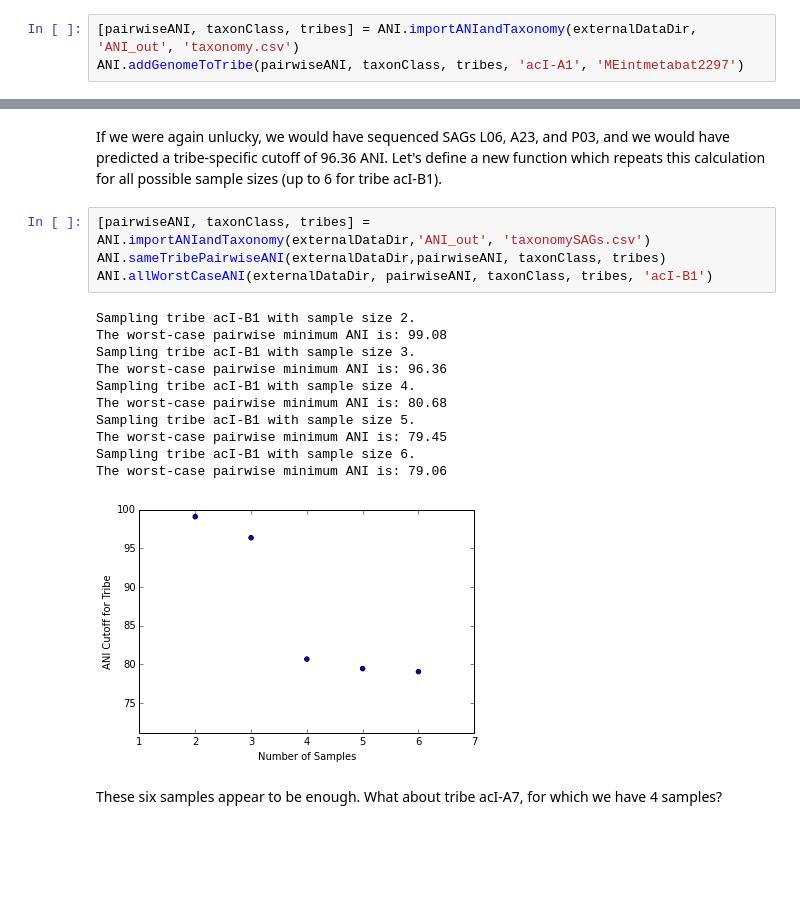
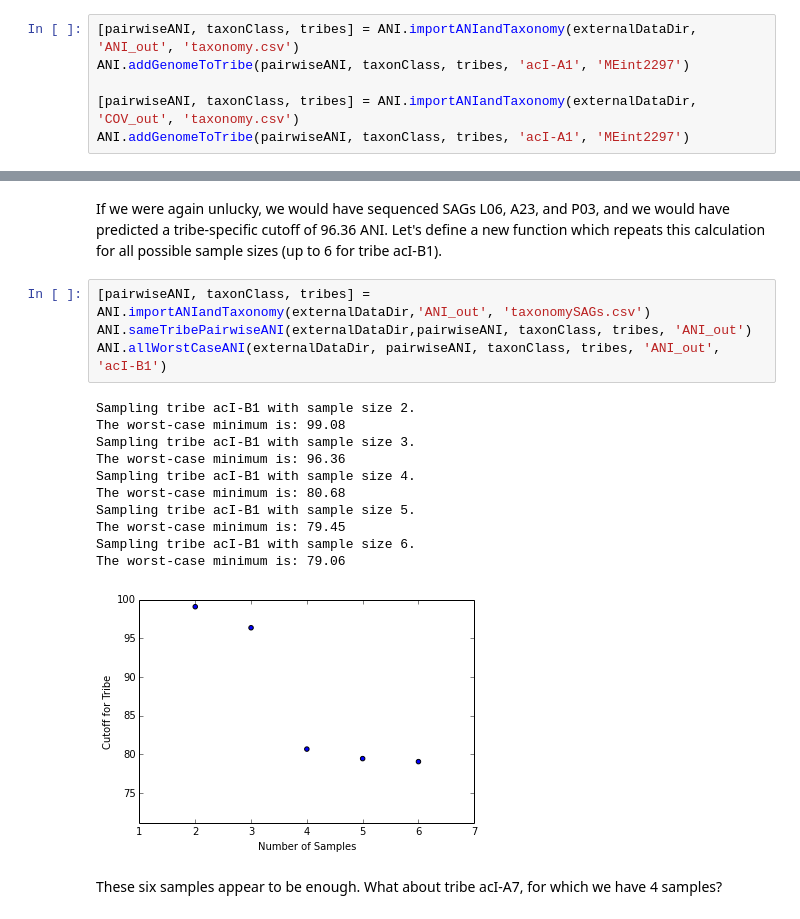
Before and after one commit to celawson87/reverseEcology, a Jupyter notebook: iPythonNotebooks/pairwiseANI.ipynb, the cells around one changed output, grey strips where cells are left out. Cells and saved outputs as stored; diff of their text form; blank space fills up the shorter version.

Commit message:
Update pairwiseANI with coverage.
Update pairwiseANI calculations to include coverage. Use to classify additional GFMs to the tribe level. Update phylogenetic trees.

```diff
--- a/iPythonNotebooks/pairwiseANI.ipynb
+++ b/iPythonNotebooks/pairwiseANI.ipynb
@@ -64,5 +76,8 @@ First we will define a function to compute the minimum pairwise ANI within a par
 One candidate for addition to a tribe is MEint2297 to tribe acI-A1. Let's check it out:
 # %%
 [pairwiseANI, taxonClass, tribes] = ANI.importANIandTaxonomy(externalDataDir, 'ANI_out', 'taxonomy.csv')
-ANI.addGenomeToTribe(pairwiseANI, taxonClass, tribes, 'acI-A1', 'MEintmetabat2297')
+ANI.addGenomeToTribe(pairwiseANI, taxonClass, tribes, 'acI-A1', 'MEint2297')
+
+[pairwiseANI, taxonClass, tribes] = ANI.importANIandTaxonomy(externalDataDir, 'COV_out', 'taxonomy.csv')
+ANI.addGenomeToTribe(pairwiseANI, taxonClass, tribes, 'acI-A1', 'MEint2297')
 # %% [output]
@@ -199,20 +411,20 @@ The worst-case pairwise minimum ANI is: 96.36
 If we were again unlucky, we would have sequenced SAGs L06, A23, and P03, and we would have predicted a tribe-specific cutoff of 96.36 ANI. Let's define a new function which repeats this calculation for all possible sample sizes (up to 6 for tribe acI-B1).
 # %%
 [pairwiseANI, taxonClass, tribes] = ANI.importANIandTaxonomy(externalDataDir,'ANI_out', 'taxonomySAGs.csv')
-ANI.sameTribePairwiseANI(externalDataDir,pairwiseANI, taxonClass, tribes)
-ANI.allWorstCaseANI(externalDataDir, pairwiseANI, taxonClass, tribes, 'acI-B1')
+ANI.sameTribePairwiseANI(externalDataDir,pairwiseANI, taxonClass, tribes, 'ANI_out')
+ANI.allWorstCaseANI(externalDataDir, pairwiseANI, taxonClass, tribes, 'ANI_out', 'acI-B1')
 # %% [output]
 Sampling tribe acI-B1 with sample size 2.
-The worst-case pairwise minimum ANI is: 99.08
+The worst-case minimum is: 99.08
 Sampling tribe acI-B1 with sample size 3.
-The worst-case pairwise minimum ANI is: 96.36
+The worst-case minimum is: 96.36
 Sampling tribe acI-B1 with sample size 4.
-The worst-case pairwise minimum ANI is: 80.68
+The worst-case minimum is: 80.68
 Sampling tribe acI-B1 with sample size 5.
-The worst-case pairwise minimum ANI is: 79.45
+The worst-case minimum is: 79.45
 Sampling tribe acI-B1 with sample size 6.
-The worst-case pairwise minimum ANI is: 79.06
+The worst-case minimum is: 79.06
-[figure, old version]
+[figure, new version]
 # %% [markdown]
 These six samples appear to be enough. What about tribe acI-A7, for which we have 4 samples?
 # %%
```
Also changed, not shown: parts of 48 cells of this notebook, 5 other files.
